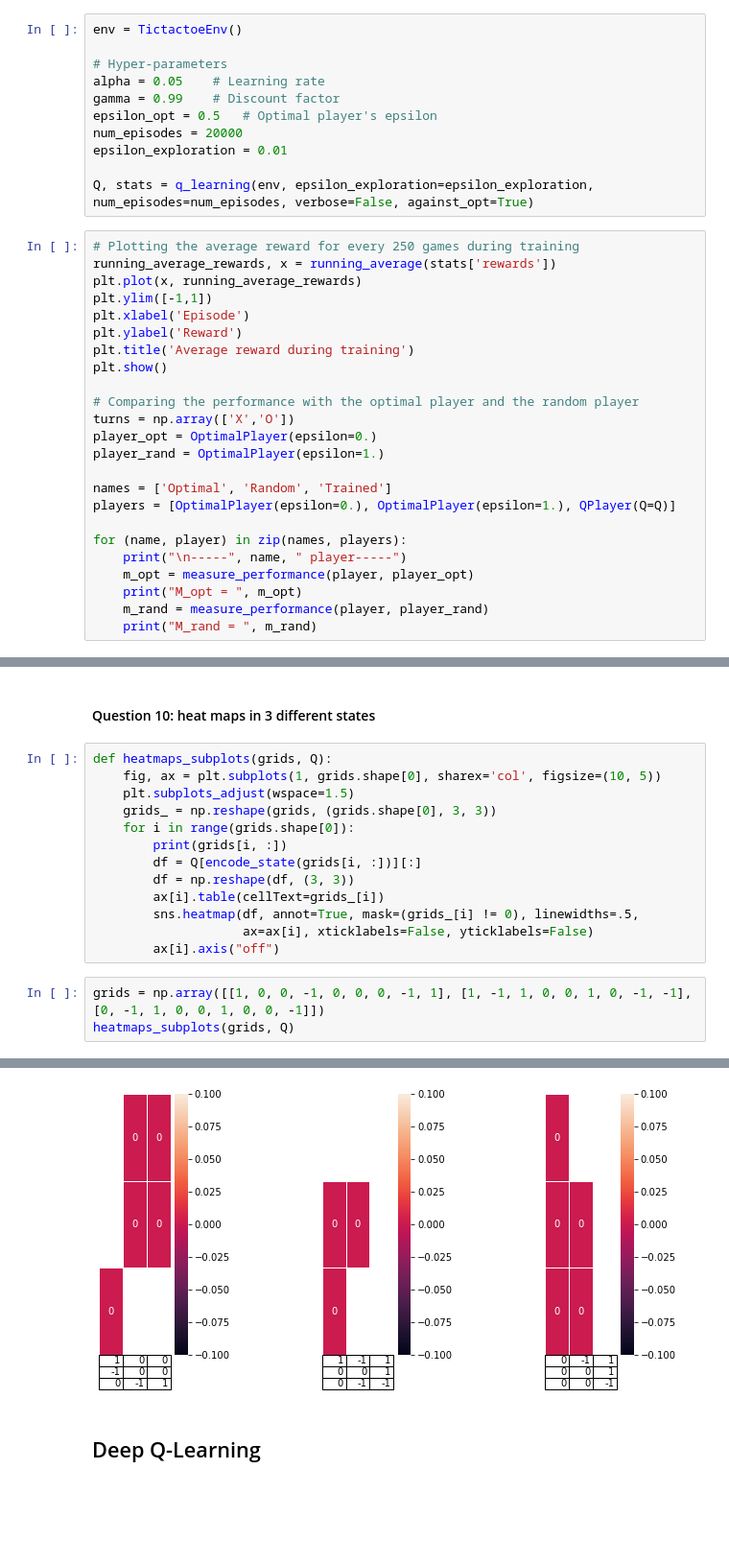
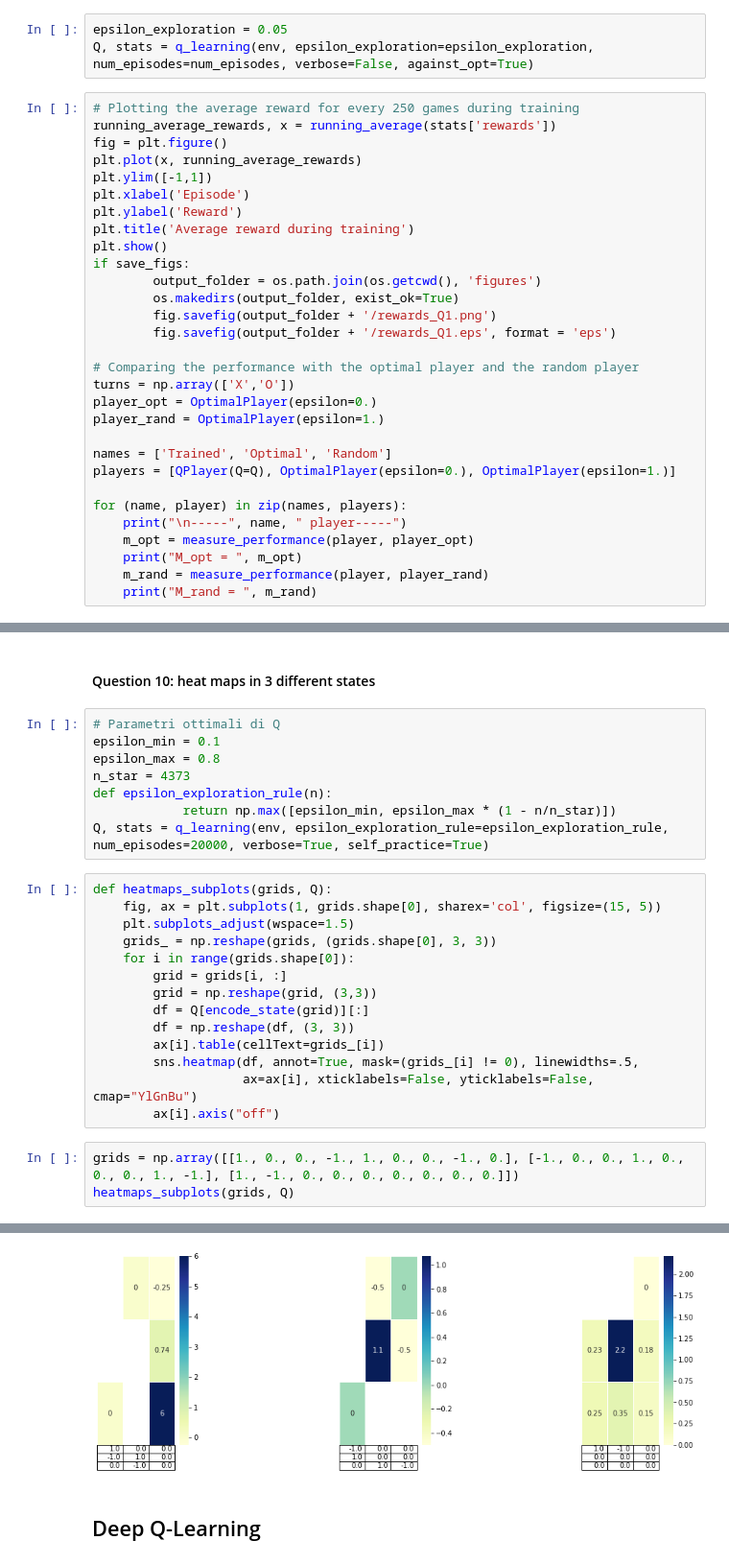
Before and after one commit to IvanBioli/ANN_Project, a Jupyter notebook: code/mini_project_1.ipynb, the cells around one changed output, grey strips where cells are left out. Shown at 96% size. Saved outputs shown, nothing was run; the diff lists cells and outputs as text; blank space fills up the shorter version.

```diff
--- a/code/mini_project_1.ipynb
+++ b/code/mini_project_1.ipynb
@@ -290,31 +358,29 @@ def q_learning(env, alpha = 0.5, gamma = 0.99, num_episodes = 20000, epsilon_exp
 # %%
-env = TictactoeEnv()
-
-# Hyper-parameters
-alpha = 0.05    # Learning rate
-gamma = 0.99    # Discount factor
-epsilon_opt = 0.5   # Optimal player's epsilon
-num_episodes = 20000
-epsilon_exploration = 0.01
-
+epsilon_exploration = 0.05
 Q, stats = q_learning(env, epsilon_exploration=epsilon_exploration, num_episodes=num_episodes, verbose=False, against_opt=True)
 # %%
 # Plotting the average reward for every 250 games during training
 running_average_rewards, x = running_average(stats['rewards'])
+fig = plt.figure()
 plt.plot(x, running_average_rewards)
 plt.ylim([-1,1])
 plt.xlabel('Episode')
 plt.ylabel('Reward')
 plt.title('Average reward during training')
 plt.show()
+if save_figs:
+        output_folder = os.path.join(os.getcwd(), 'figures')
+        os.makedirs(output_folder, exist_ok=True)
+        fig.savefig(output_folder + '/rewards_Q1.png')
+        fig.savefig(output_folder + '/rewards_Q1.eps', format = 'eps')
 
 # Comparing the performance with the optimal player and the random player
 turns = np.array(['X','O'])
 player_opt = OptimalPlayer(epsilon=0.)
 player_rand = OptimalPlayer(epsilon=1.)
 
-names = ['Optimal', 'Random', 'Trained']
-players = [OptimalPlayer(epsilon=0.), OptimalPlayer(epsilon=1.), QPlayer(Q=Q)]
+names = ['Trained', 'Optimal', 'Random']
+players = [QPlayer(Q=Q), OptimalPlayer(epsilon=0.), OptimalPlayer(epsilon=1.)]
 
 for (name, player) in zip(names, players):
     print("\n-----", name, " player-----")
@@ -569,20 +699,29 @@ n_star_self = 40000.0 :         M_opt =  -0.555         M_rand =  0.8
 ### look for optimal values of M_opt and M_rand
 # %% [markdown]
 #### Question 10: heat maps in 3 different states
+# %%
+# Parametri ottimali di Q
+epsilon_min = 0.1
+epsilon_max = 0.8
+n_star = 4373
+def epsilon_exploration_rule(n):
+            return np.max([epsilon_min, epsilon_max * (1 - n/n_star)])
+Q, stats = q_learning(env, epsilon_exploration_rule=epsilon_exploration_rule, num_episodes=20000, verbose=True, self_practice=True)
 # %%
 def heatmaps_subplots(grids, Q):
-    fig, ax = plt.subplots(1, grids.shape[0], sharex='col', figsize=(10, 5))
+    fig, ax = plt.subplots(1, grids.shape[0], sharex='col', figsize=(15, 5))
     plt.subplots_adjust(wspace=1.5)
     grids_ = np.reshape(grids, (grids.shape[0], 3, 3))
     for i in range(grids.shape[0]):
-        print(grids[i, :])
-        df = Q[encode_state(grids[i, :])][:]
+        grid = grids[i, :]
+        grid = np.reshape(grid, (3,3))
+        df = Q[encode_state(grid)][:]
         df = np.reshape(df, (3, 3))
         ax[i].table(cellText=grids_[i])
         sns.heatmap(df, annot=True, mask=(grids_[i] != 0), linewidths=.5,
-                    ax=ax[i], xticklabels=False, yticklabels=False)
+                    ax=ax[i], xticklabels=False, yticklabels=False, cmap="YlGnBu")
         ax[i].axis("off")
 # %%
-grids = np.array([[1, 0, 0, -1, 0, 0, 0, -1, 1], [1, -1, 1, 0, 0, 1, 0, -1, -1], [0, -1, 1, 0, 0, 1, 0, 0, -1]])
+grids = np.array([[1., 0., 0., -1., 1., 0., 0., -1., 0.], [-1., 0., 0., 1., 0., 0., 0., 1., -1.], [1., -1., 0., 0., 0., 0., 0., 0., 0.]])
 heatmaps_subplots(grids, Q)
 # %% [output]
@@ -592,3 +728,3 @@ heatmaps_subplots(grids, Q)
-[figure, old version]
+[figure, new version]
 # %% [markdown]
 ## Deep Q-Learning
```
Also changed, not shown: parts of 15 cells of this notebook, 21 other files.
